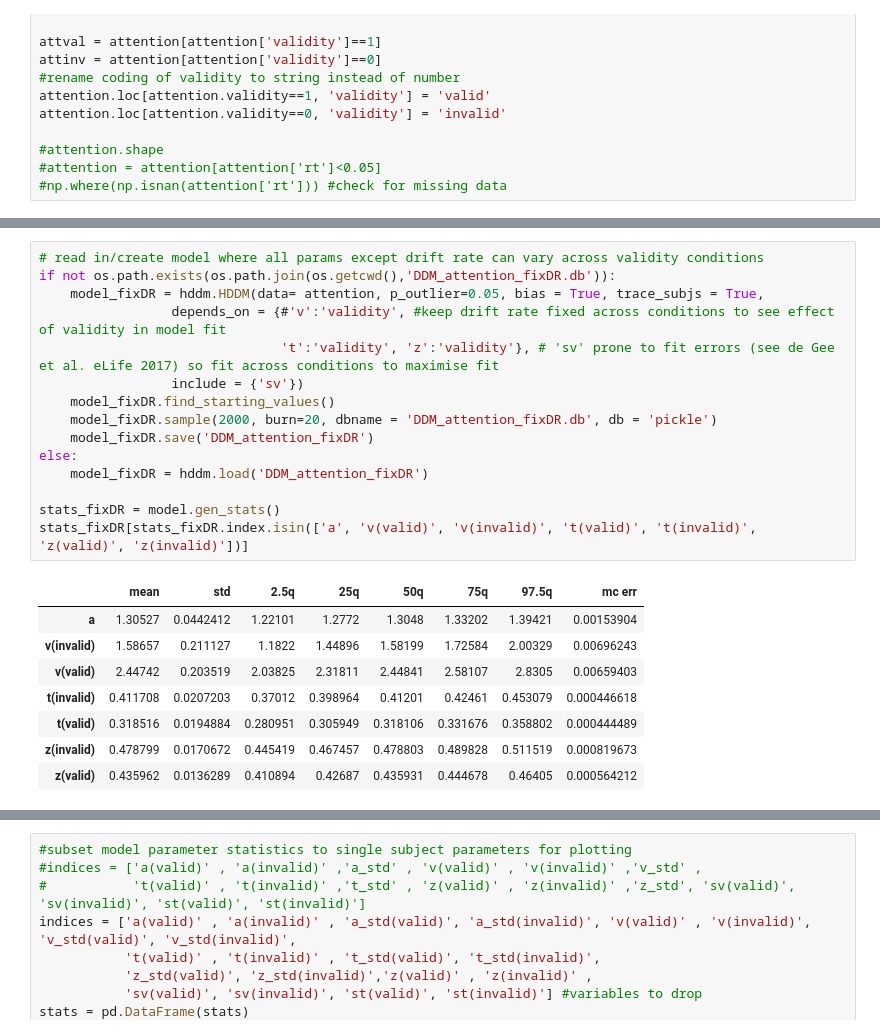
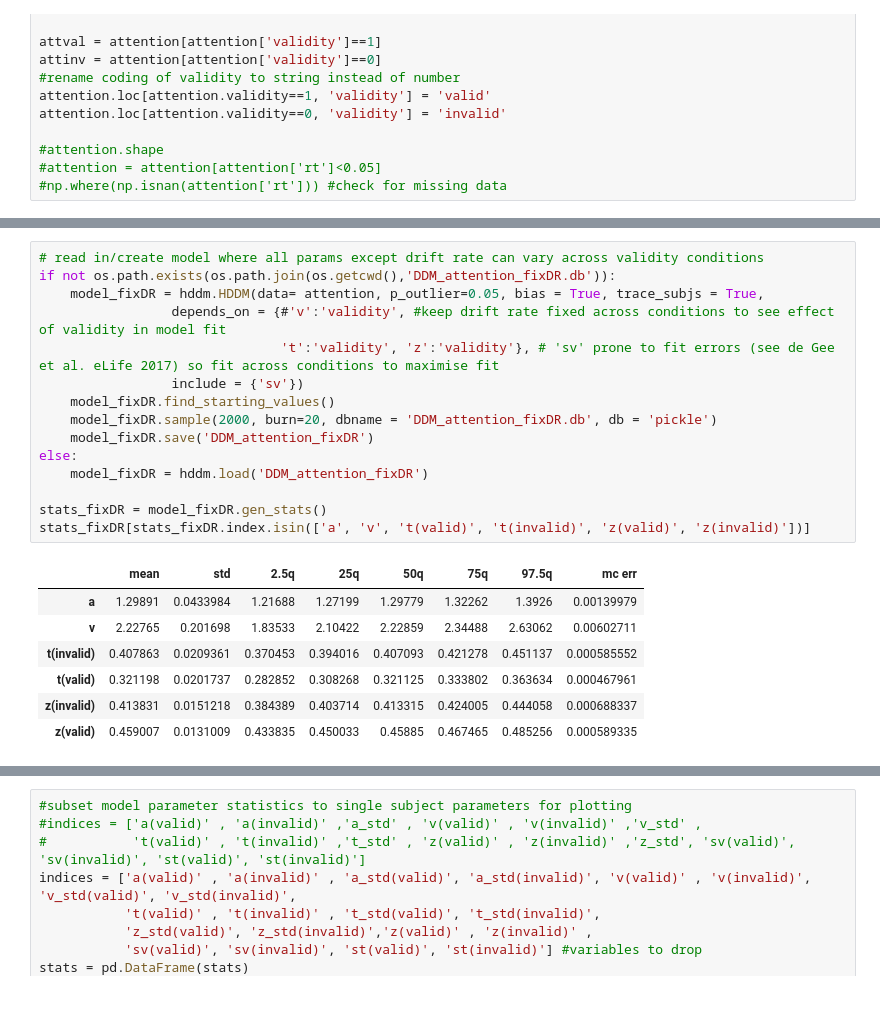
Before and after one commit to Nian-Jingqing/AttentionSaccade, a Jupyter notebook: AttentionSaccade_DiffusionModelling.ipynb, the cells around one changed output, grey strips where cells are left out. Cells and saved outputs as stored; diff of their text form; blank space fills up the shorter version.

```diff
--- a/AttentionSaccade_DiffusionModelling.ipynb
+++ b/AttentionSaccade_DiffusionModelling.ipynb
@@ -87,27 +97,26 @@ stats[stats.index.isin(['a', 'v(valid)', 'v(invalid)', 't(valid)', 't(invalid)',
 # %%
 # read in/create model where all params except drift rate can vary across validity conditions
 if not os.path.exists(os.path.join(os.getcwd(),'DDM_attention_fixDR.db')):
     model_fixDR = hddm.HDDM(data= attention, p_outlier=0.05, bias = True, trace_subjs = True,
                  depends_on = {#'v':'validity', #keep drift rate fixed across conditions to see effect of validity in model fit
                                't':'validity', 'z':'validity'}, # 'sv' prone to fit errors (see de Gee et al. eLife 2017) so fit across conditions to maximise fit
                  include = {'sv'})
     model_fixDR.find_starting_values()
     model_fixDR.sample(2000, burn=20, dbname = 'DDM_attention_fixDR.db', db = 'pickle')
     model_fixDR.save('DDM_attention_fixDR')
 else:
     model_fixDR = hddm.load('DDM_attention_fixDR')
 
-stats_fixDR = model.gen_stats()
-stats_fixDR[stats_fixDR.index.isin(['a', 'v(valid)', 'v(invalid)', 't(valid)', 't(invalid)', 'z(valid)', 'z(invalid)'])]
+stats_fixDR = model_fixDR.gen_stats()
+stats_fixDR[stats_fixDR.index.isin(['a', 'v', 't(valid)', 't(invalid)', 'z(valid)', 'z(invalid)'])]
 # %% [output]
 |  | mean | std | 2.5q | 25q | 50q | 75q | 97.5q | mc err |
-| a | 1.30527 | 0.0442412 | 1.22101 | 1.2772 | 1.3048 | 1.33202 | 1.39421 | 0.00153904 |
-| v(invalid) | 1.58657 | 0.211127 | 1.1822 | 1.44896 | 1.58199 | 1.72584 | 2.00329 | 0.00696243 |
-| v(valid) | 2.44742 | 0.203519 | 2.03825 | 2.31811 | 2.44841 | 2.58107 | 2.8305 | 0.00659403 |
-| t(invalid) | 0.411708 | 0.0207203 | 0.37012 | 0.398964 | 0.41201 | 0.42461 | 0.453079 | 0.000446618 |
-| t(valid) | 0.318516 | 0.0194884 | 0.280951 | 0.305949 | 0.318106 | 0.331676 | 0.358802 | 0.000444489 |
-| z(invalid) | 0.478799 | 0.0170672 | 0.445419 | 0.467457 | 0.478803 | 0.489828 | 0.511519 | 0.000819673 |
-| z(valid) | 0.435962 | 0.0136289 | 0.410894 | 0.42687 | 0.435931 | 0.444678 | 0.46405 | 0.000564212 |
+| a | 1.29891 | 0.0433984 | 1.21688 | 1.27199 | 1.29779 | 1.32262 | 1.3926 | 0.00139979 |
+| v | 2.22765 | 0.201698 | 1.83533 | 2.10422 | 2.22859 | 2.34488 | 2.63062 | 0.00602711 |
+| t(invalid) | 0.407863 | 0.0209361 | 0.370453 | 0.394016 | 0.407093 | 0.421278 | 0.451137 | 0.000585552 |
+| t(valid) | 0.321198 | 0.0201737 | 0.282852 | 0.308268 | 0.321125 | 0.333802 | 0.363634 | 0.000467961 |
+| z(invalid) | 0.413831 | 0.0151218 | 0.384389 | 0.403714 | 0.413315 | 0.424005 | 0.444058 | 0.000688337 |
+| z(valid) | 0.459007 | 0.0131009 | 0.433835 | 0.450033 | 0.45885 | 0.467465 | 0.485256 | 0.000589335 |
 # %%
 #diffusion model of attention data, all parameters fixed across conditions (not depending on validity)
 if not os.path.exists(os.path.join(os.getcwd(), 'DDM_attention_fixed.db')):
```
Also changed, not shown: parts of 11 cells of this notebook.
